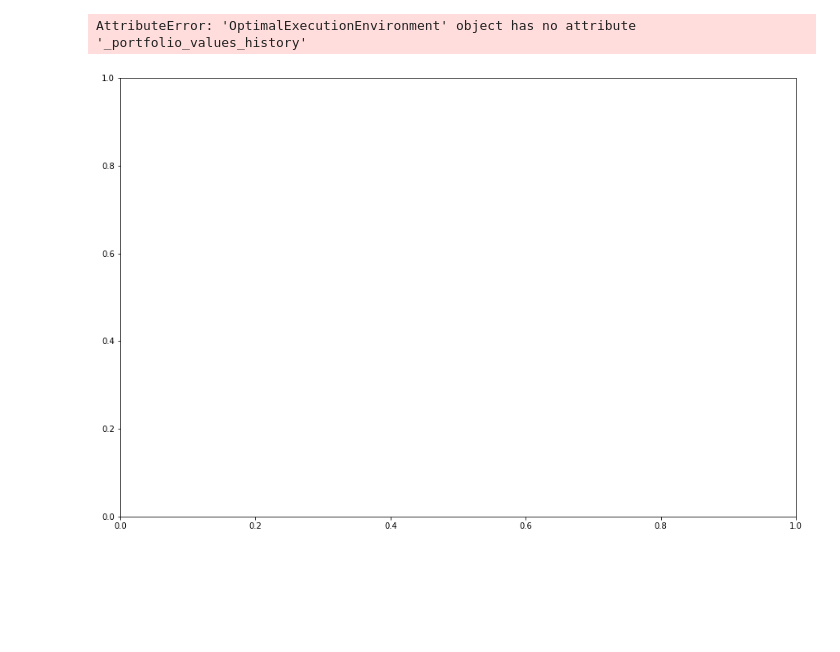
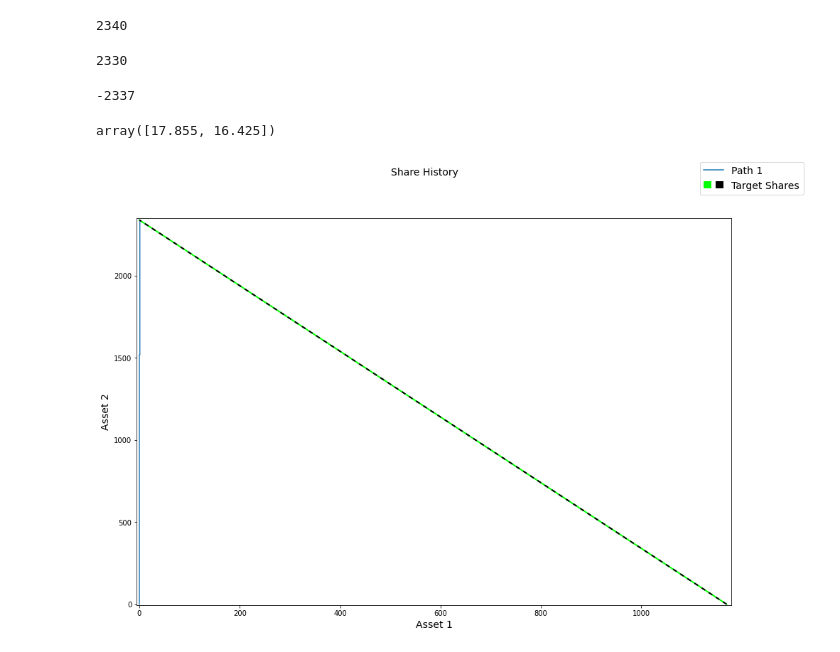
Before and after one commit to kew96/MicroPriceTradingRL, a Jupyter notebook: OptimalExecutionRL/DQN.ipynb, the cells around one changed output. Saved outputs shown, nothing was run; the diff lists cells and outputs as text; code cells hidden in the pictures; blank space fills up the shorter version.

```diff
--- a/OptimalExecutionRL/DQN.ipynb
+++ b/OptimalExecutionRL/DQN.ipynb
@@ -12,16 +14,16 @@ data = raw.process()
 # %%
 # 23,400 seconds between 9:30am and 4pm broken in 10 second increments
 
-NUM_AGENT_STEPS = 10000
+NUM_AGENT_STEPS = 25000
 SEED = 0
 
 env = OptimalExecutionEnvironment(
     data,
     risk_weights=(2, 1),
-    trade_penalty=1.1,
-    reward_func=lambda port, p: port.cash,
+    trade_penalty=100,
+    max_purchase=2,
     steps=TWENTY_SECOND_DAY,
-    end_units_risk=TWENTY_SECOND_DAY//5*2,
+    end_units_risk=TWENTY_SECOND_DAY*2,
     seed=SEED
 )
 env_test = env.copy_env()
@@ -37,7 +39,7 @@ algo = DQN(
     update_interval_target=400,
     eps_decay_steps=0,
     loss_type="l2",
-    lr=1e-4,
+    lr=1e-5,
 )
 
 trainer = Trainer(
@@ -46,7 +48,7 @@ trainer = Trainer(
     algo=algo,
     log_dir="",
     num_agent_steps=NUM_AGENT_STEPS,
-    eval_interval=2000,
+    eval_interval=5000,
     seed=SEED,
 )
 trainer.train()
@@ -76,0 +126,16 @@ env_test.portfolio_history[-1][-10:]
+# %%
+env_test.end_units_risk
+# %% [output]
+2340
+# %%
+env_test._period_risk.get(5, env_test.end_units_risk)
+# %% [output]
+2330
+# %%
+env_test.end_units_risk - env_test.current_portfolio.total_risk
+# %% [output]
+-2337
+# %%
+env_test.prices_at_start
+# %% [output]
+array([17.855, 16.425])
@@ -77,6 +145,5 @@ env_test.portfolio_history[-1][-10:]
 # %%
-env.plot()
+env_test.plot()
 # %% [output]
-AttributeError: 'OptimalExecutionEnvironment' object has no attribute '_portfolio_values_history'
-[figure, old version]
+[figure, new version]
 # %%
```
Also changed, not shown: parts of 23 cells of this notebook, 4 other files.
